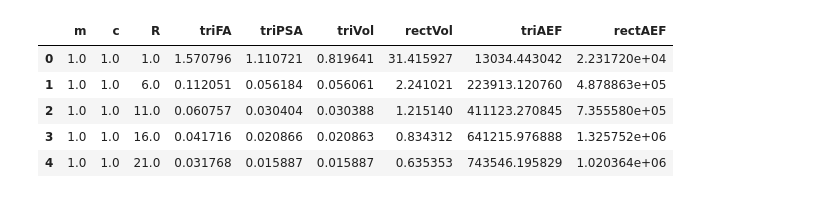
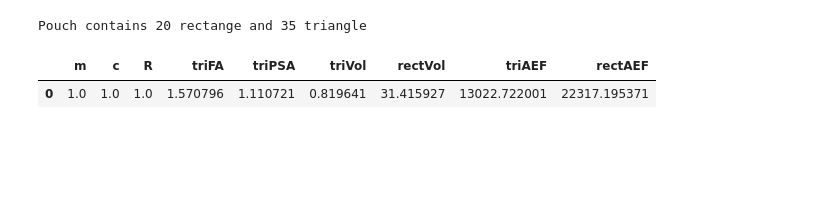
Before and after one commit to maxwellre/SoftFilmAnalysis, a Jupyter notebook: TriangleUnitDataVis.ipynb, the cells around one changed output. Saved outputs shown, nothing was run; the diff lists cells and outputs as text; code cells hidden in the pictures; blank space fills up the shorter version.

```diff
--- a/TriangleUnitDataVis.ipynb
+++ b/TriangleUnitDataVis.ipynb
@@ -13,24 +17,20 @@ from mpl_toolkits.mplot3d import Axes3D
 
 #from .TriangleUnitAnalysis import TrianglePouch
 #from .TriangleUnitAnalysis import RectanglePouch
-# %%
-DATA_PATH = "./data/PouchData.csv"
-
-# with open('', newline='') as csvfile:
-#     csvreader = csv.reader(csvfile, delimiter=' ', quotechar='|')
-
-#     for row in csvreader:
-#         print(', '.join(row))
-
-# data = np.genfromtxt('./data/PouchData.csv', dtype=float, delimiter=',', names=True)
-# print(data)
-
-data = pd.read_csv(DATA_PATH)
-data.head()
-# %% [output]
-|  | m | c | R | triFA | triPSA | triVol | rectVol | triAEF | rectAEF |
-| 0 | 1.0 | 1.0 | 1.0 | 1.570796 | 1.110721 | 0.819641 | 31.415927 | 13034.443042 | 2.231720e+04 |
-| 1 | 1.0 | 1.0 | 6.0 | 0.112051 | 0.056184 | 0.056061 | 2.241021 | 223913.120760 | 4.878863e+05 |
-| 2 | 1.0 | 1.0 | 11.0 | 0.060757 | 0.030404 | 0.030388 | 1.215140 | 411123.270845 | 7.355580e+05 |
-| 3 | 1.0 | 1.0 | 16.0 | 0.041716 | 0.020866 | 0.020863 | 0.834312 | 641215.976888 | 1.325752e+06 |
-| 4 | 1.0 | 1.0 | 21.0 | 0.031768 | 0.015887 | 0.015887 | 0.635353 | 743546.195829 | 1.020364e+06 |
+# %%
+'''
+Pouch Design
+'''
+pouchStructure = np.array([5, 4, 3, 2, 1]) # Sealing dash number
+rectNum = np.sum(pouchStructure + 1)
+triNum = rectNum + np.sum(pouchStructure)
+print("Pouch contains %d rectange and %d triangle" % (rectNum, triNum))
+# %% [output]
+Pouch contains 20 rectange and 35 triangle
+# %%
+DATA_PATH = "./data/PouchData.csv"
+data = pd.read_csv(DATA_PATH)
+data.head(1)
+# %% [output]
+|  | m | c | R | triFA | triPSA | triVol | rectVol | triAEF | rectAEF |
+| 0 | 1.0 | 1.0 | 1.0 | 1.570796 | 1.110721 | 0.819641 | 31.415927 | 13022.722001 | 22317.195371 |
```
Also changed, not shown: parts of 6 cells of this notebook, 7 other files.
